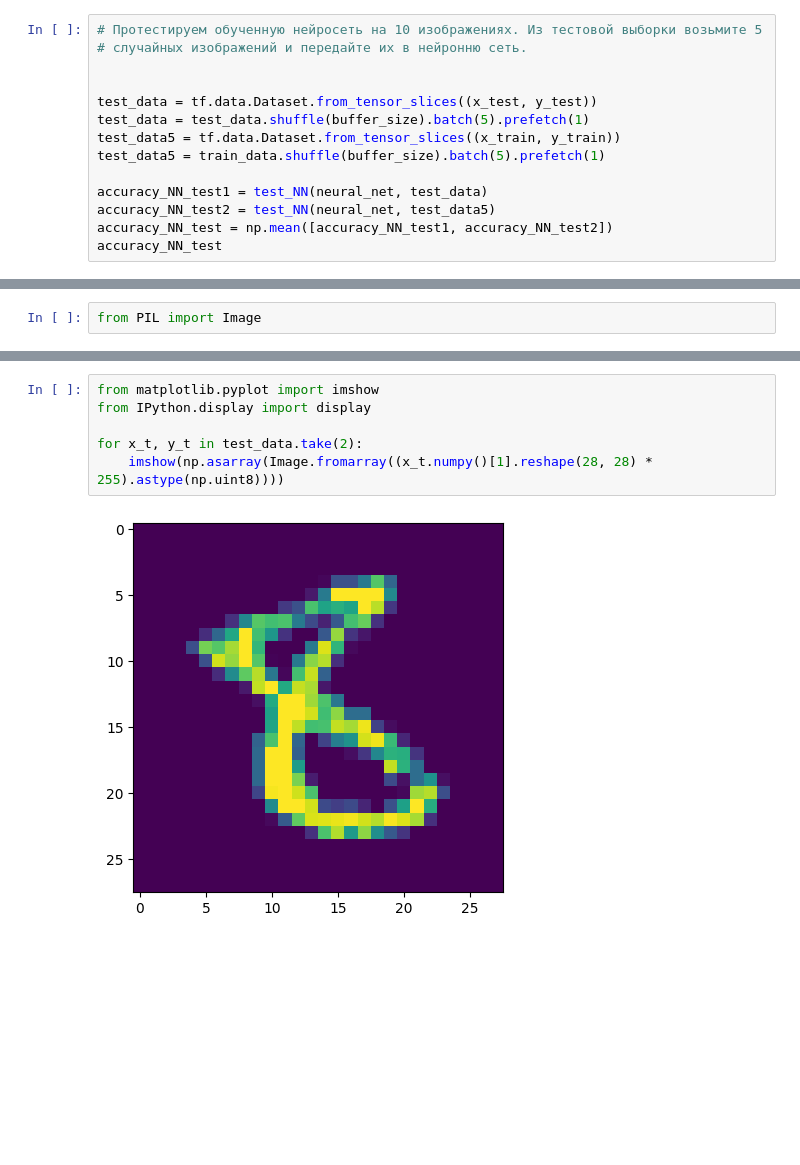
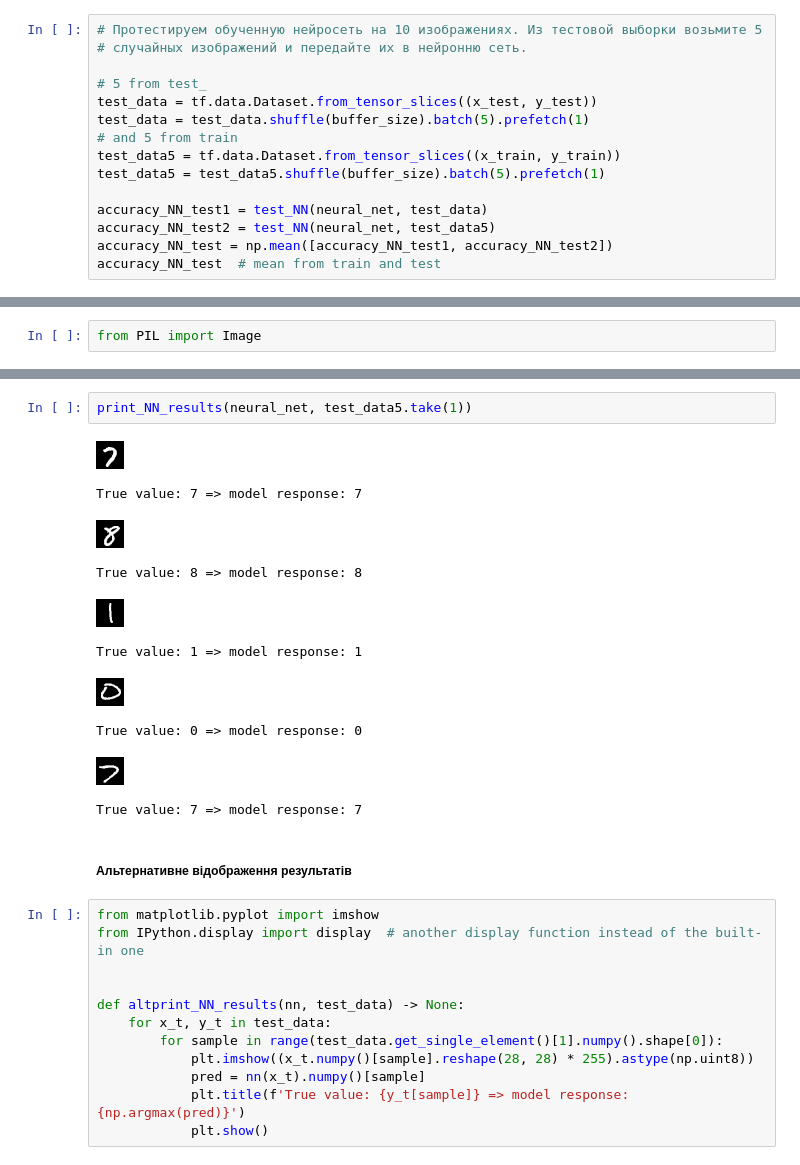
Before and after one commit to DenysTantsiura/datas, a Jupyter notebook: Hw_8/tensorflow_mnist_hw8.ipynb, the cells around one changed output, grey strips where cells are left out. Cells and saved outputs as stored; diff of their text form; blank space fills up the shorter version.

```diff
--- a/Hw_8/tensorflow_mnist_hw8.ipynb
+++ b/Hw_8/tensorflow_mnist_hw8.ipynb
@@ -277,14 +277,15 @@ accuracy_NN
 # Протестируем обученную нейросеть на 10 изображениях. Из тестовой выборки возьмите 5
 # случайных изображений и передайте их в нейронню сеть.
 
-
+# 5 from test_
 test_data = tf.data.Dataset.from_tensor_slices((x_test, y_test))
 test_data = test_data.shuffle(buffer_size).batch(5).prefetch(1)
+# and 5 from train
 test_data5 = tf.data.Dataset.from_tensor_slices((x_train, y_train))
-test_data5 = train_data.shuffle(buffer_size).batch(5).prefetch(1)
+test_data5 = test_data5.shuffle(buffer_size).batch(5).prefetch(1)
 
 accuracy_NN_test1 = test_NN(neural_net, test_data)
 accuracy_NN_test2 = test_NN(neural_net, test_data5)
 accuracy_NN_test = np.mean([accuracy_NN_test1, accuracy_NN_test2])
-accuracy_NN_test
+accuracy_NN_test  # mean from train and test
 # %% [output]
@@ -350,8 +324,27 @@ for x_t, y_t in test_data.take(2):
+# %%
+print_NN_results(neural_net, test_data5.take(1))
+# %% [output]
+[figure, added]
+True value: 7 => model response: 7
+[figure, added]
+True value: 8 => model response: 8
+[figure, added]
+True value: 1 => model response: 1
+[figure, added]
+True value: 0 => model response: 0
+[figure, added]
+True value: 7 => model response: 7
+# %% [markdown]
+##### Альтернативне відображення результатів
 # %%
 from matplotlib.pyplot import imshow
-from IPython.display import display
+from IPython.display import display  # another display function instead of the built-in one
 
-for x_t, y_t in test_data.take(2):
-    imshow(np.asarray(Image.fromarray((x_t.numpy()[1].reshape(28, 28) * 255).astype(np.uint8))))
+
+def altprint_NN_results(nn, test_data) -> None:
+    for x_t, y_t in test_data:
+        for sample in range(test_data.get_single_element()[1].numpy().shape[0]):
+            plt.imshow((x_t.numpy()[sample].reshape(28, 28) * 255).astype(np.uint8))
+            pred = nn(x_t).numpy()[sample]
+            plt.title(f'True value: {y_t[sample]} => model response: {np.argmax(pred)}')
+            plt.show()
-# %% [output]
-[figure, removed]
```
Also changed, not shown: parts of 11 cells of this notebook.
